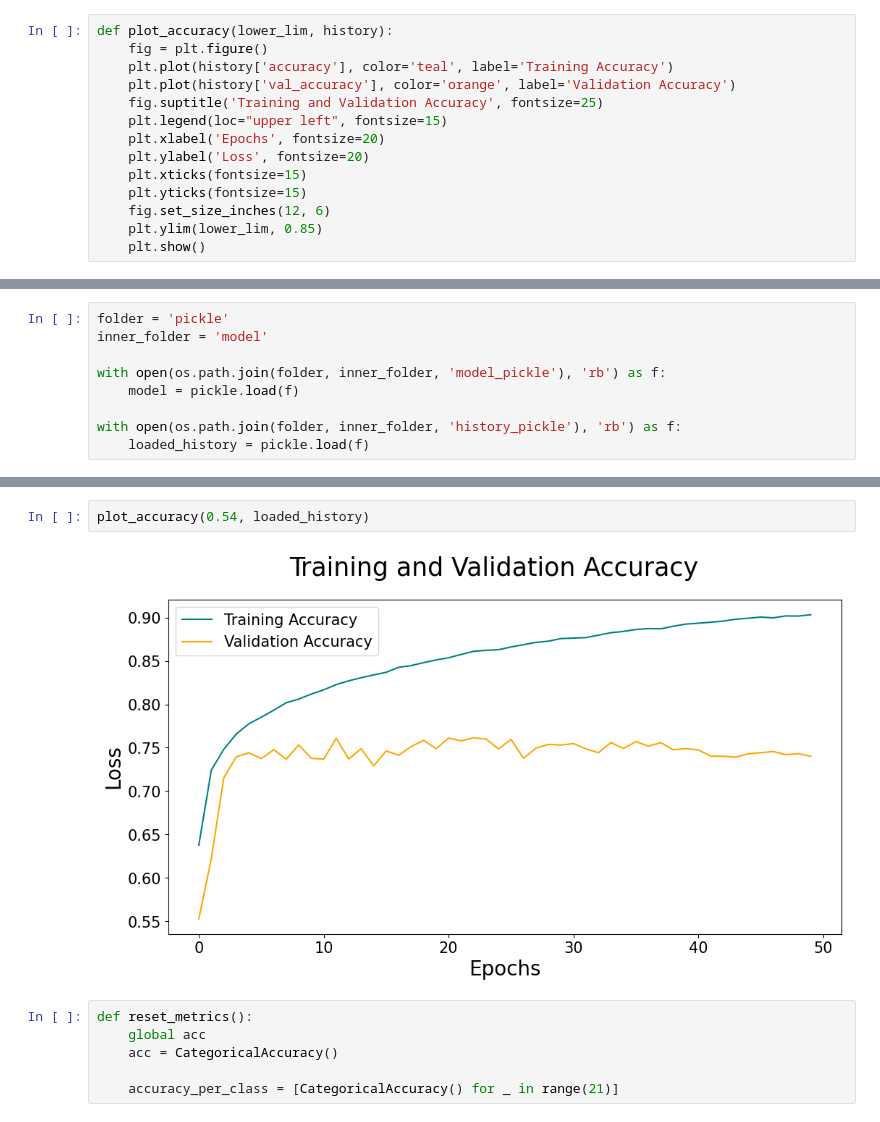
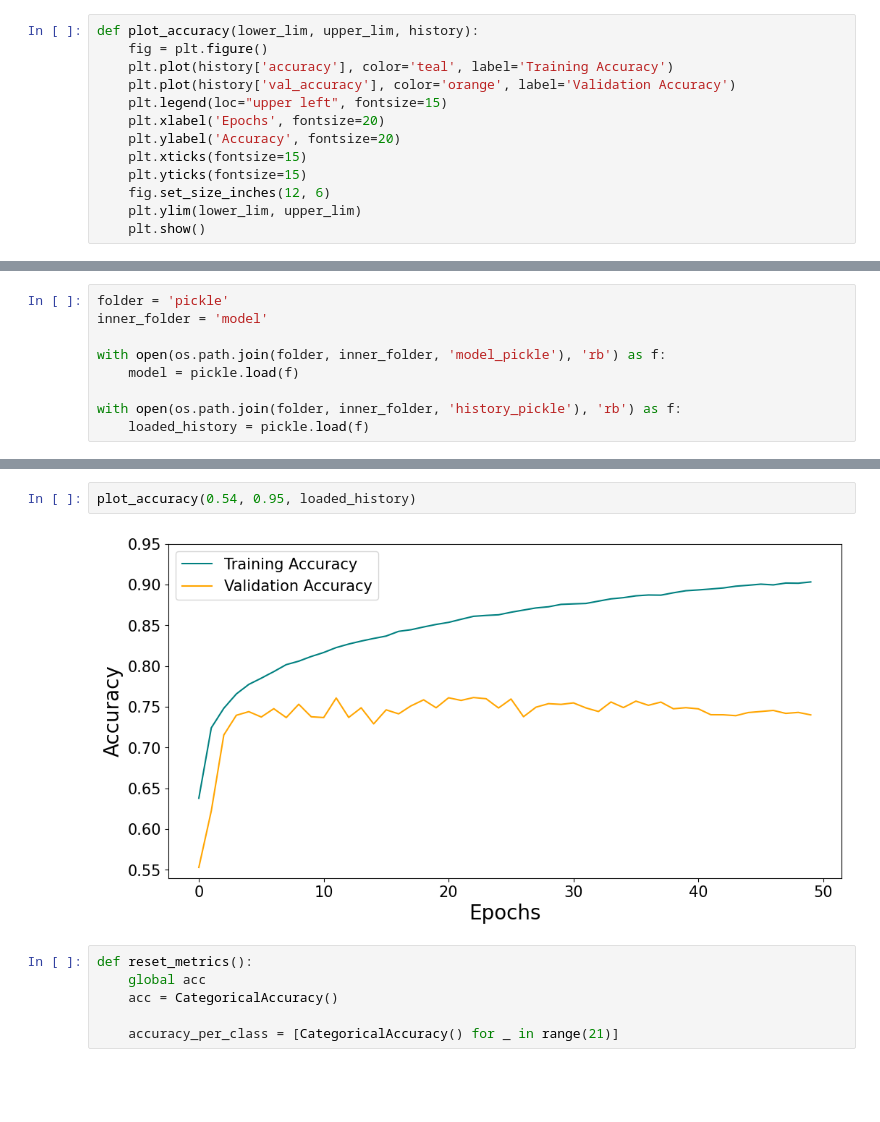
Before and after one commit to ejml1/Deep-Learning-for-Cancer-Detection, a Jupyter notebook: ValidationResults.ipynb, the cells around one changed output, grey strips where cells are left out. Cells and saved outputs as stored; diff of their text form; blank space fills up the shorter version.

```diff
--- a/ValidationResults.ipynb
+++ b/ValidationResults.ipynb
@@ -27,18 +23,17 @@ def plot_loss(history):
     fig.set_size_inches(12, 6)
     plt.show()
 # %%
-def plot_accuracy(lower_lim, history):
+def plot_accuracy(lower_lim, upper_lim, history):
     fig = plt.figure()
     plt.plot(history['accuracy'], color='teal', label='Training Accuracy')
     plt.plot(history['val_accuracy'], color='orange', label='Validation Accuracy')
-    fig.suptitle('Training and Validation Accuracy', fontsize=25)
     plt.legend(loc="upper left", fontsize=15)
     plt.xlabel('Epochs', fontsize=20)
-    plt.ylabel('Loss', fontsize=20)
+    plt.ylabel('Accuracy', fontsize=20)
     plt.xticks(fontsize=15)
     plt.yticks(fontsize=15)
     fig.set_size_inches(12, 6)
-    plt.ylim(lower_lim, 0.85)
+    plt.ylim(lower_lim, upper_lim)
     plt.show()
 # %%
 def plot_confusion_matrix(y_true, y_pred, class_names):
@@ -99,7 +94,7 @@ plot_loss(loaded_history)
 # %%
-plot_accuracy(0.54, loaded_history)
+plot_accuracy(0.54, 0.95, loaded_history)
 # %% [output]
-[figure, old version]
+[figure, new version]
 # %%
 def reset_metrics():
     global acc
```
Also changed, not shown: parts of 17 cells of this notebook, 4 other files.
